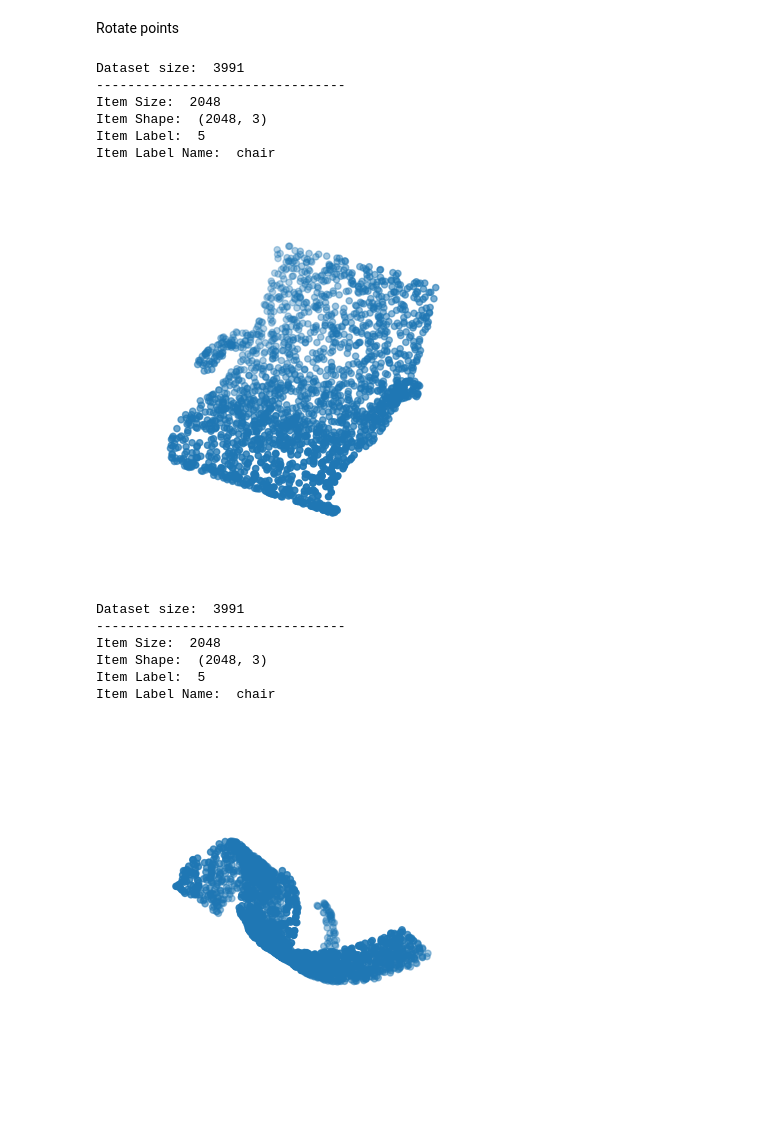
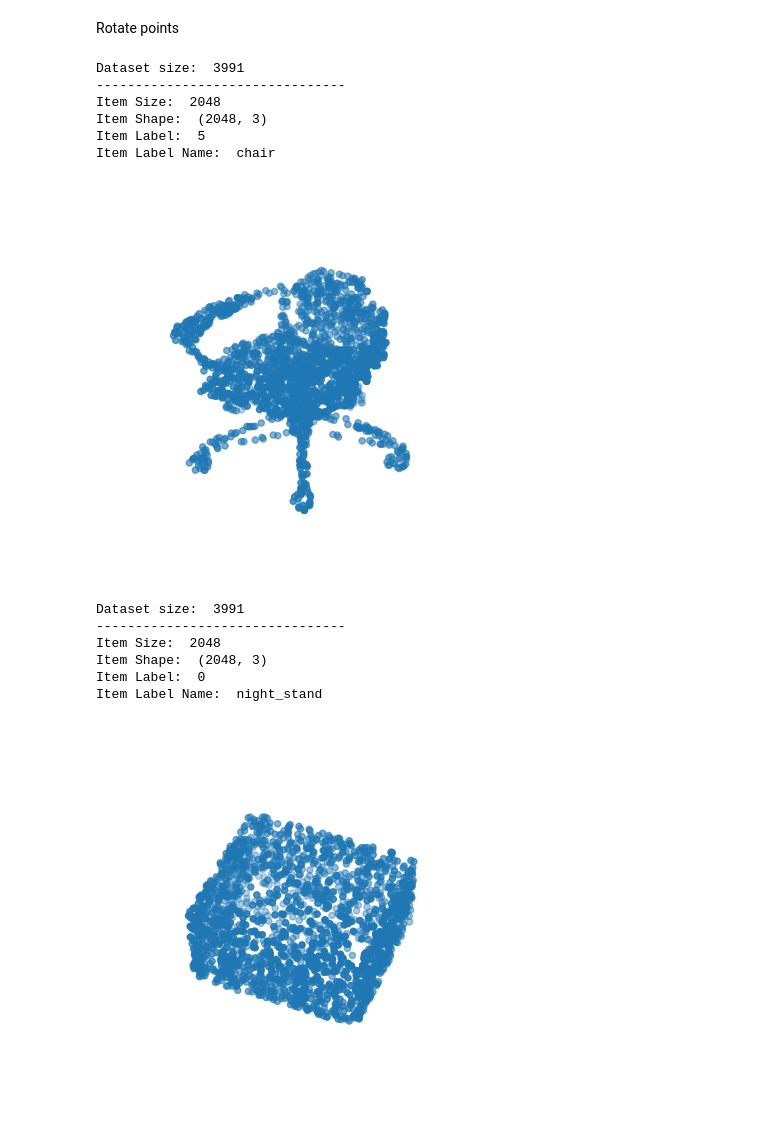
Before and after one commit to gencturkmert/pointnet_implementation, a Jupyter notebook: PointNet_Keras.ipynb, the cells around one changed output. Drawn from its saved outputs; the diff is of its cells as text; code cells hidden in the pictures.

```diff
--- a/PointNet_Keras.ipynb
+++ b/PointNet_Keras.ipynb
@@ -148,24 +149,24 @@ Rotate points
 # %%
 rotated_points = rotate_cloud(train_points)
 
 index = np.random.randint(0,len(train_points))
 show_item_with_index(index,train_points)
-show_item_with_index(index,rotated_points)
+show_item_with_index(0,rotated_points)
 # %% [output]
 Dataset size:  3991
 --------------------------------
 Item Size:  2048
 Item Shape:  (2048, 3)
 Item Label:  5
 Item Label Name:  chair
-[figure, old version]
+[figure, new version]
 Dataset size:  3991
 --------------------------------
 Item Size:  2048
 Item Shape:  (2048, 3)
-Item Label:  5
-Item Label Name:  chair
+Item Label:  0
+Item Label Name:  night_stand
-[figure, old version]
+[figure, new version]
 # %%
 aug_train_points = np.vstack((train_points,rotated_points))
 print("Augmented points: ",aug_train_points.shape)
```
Also changed, not shown: parts of 15 cells of this notebook.
